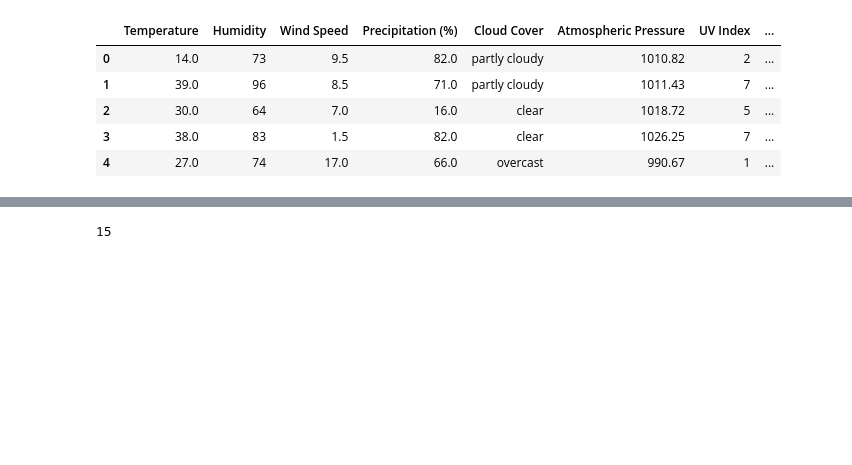
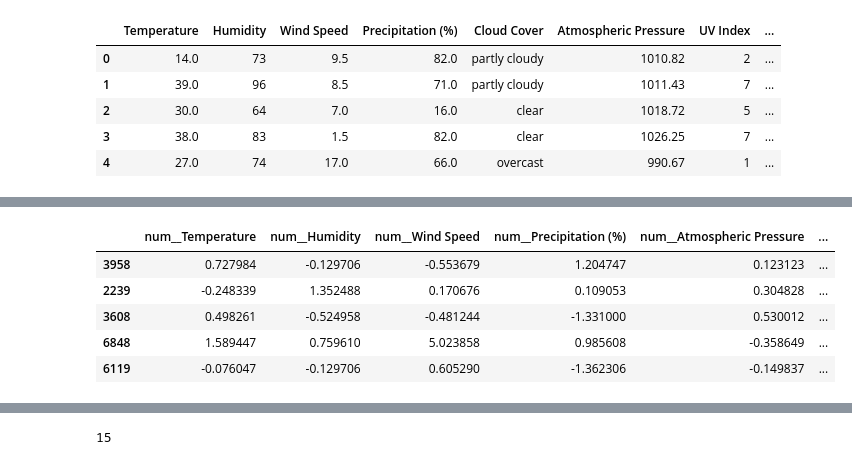
Before and after one commit to utkarshg1/Test1, a Jupyter notebook: Multiclass_classification_with_Keras.ipynb, the cells around one changed output, grey strips where cells are left out. Cells and saved outputs as stored; diff of their text form; code cells hidden in the pictures; blank space fills up the shorter version.

```diff
--- a/Multiclass_classification_with_Keras.ipynb
+++ b/Multiclass_classification_with_Keras.ipynb
@@ -265,0 +160,3 @@ xtest.shape
+# %%
+num_cols = X.select_dtypes(include="number").columns.tolist()
+num_cols
@@ -265,0 +171,3 @@ xtest.shape
+# %%
+cat_cols = X.select_dtypes(include="object").columns.tolist()
+cat_cols
@@ -265,0 +191,9 @@ xtest.shape
+# %%
+pre = ColumnTransformer(
+    [
+        ("num", num_pipe, num_cols),
+        ("cat", cat_pipe, cat_cols)
+    ]
+).set_output(transform="pandas")
+# %%
+pre.fit(xtrain)
@@ -265,0 +217,10 @@ xtest.shape
+# %%
+xtrain_pre = pre.transform(xtrain)
+xtrain_pre.head()
+# %% [output]
+|  | num__Temperature | num__Humidity | num__Wind Speed | num__Precipitation (%) | num__Atmospheric Pressure | ... |
+| 3958 | 0.727984 | -0.129706 | -0.553679 | 1.204747 | 0.123123 | ... |
+| 2239 | -0.248339 | 1.352488 | 0.170676 | 0.109053 | 0.304828 | ... |
+| 3608 | 0.498261 | -0.524958 | -0.481244 | -1.331000 | 0.530012 | ... |
+| 6848 | 1.589447 | 0.759610 | 5.023858 | 0.985608 | -0.358649 | ... |
+| 6119 | -0.076047 | -0.129706 | 0.605290 | -1.362306 | -0.149837 | ... |
```
Also changed, not shown: parts of 112 cells of this notebook.
